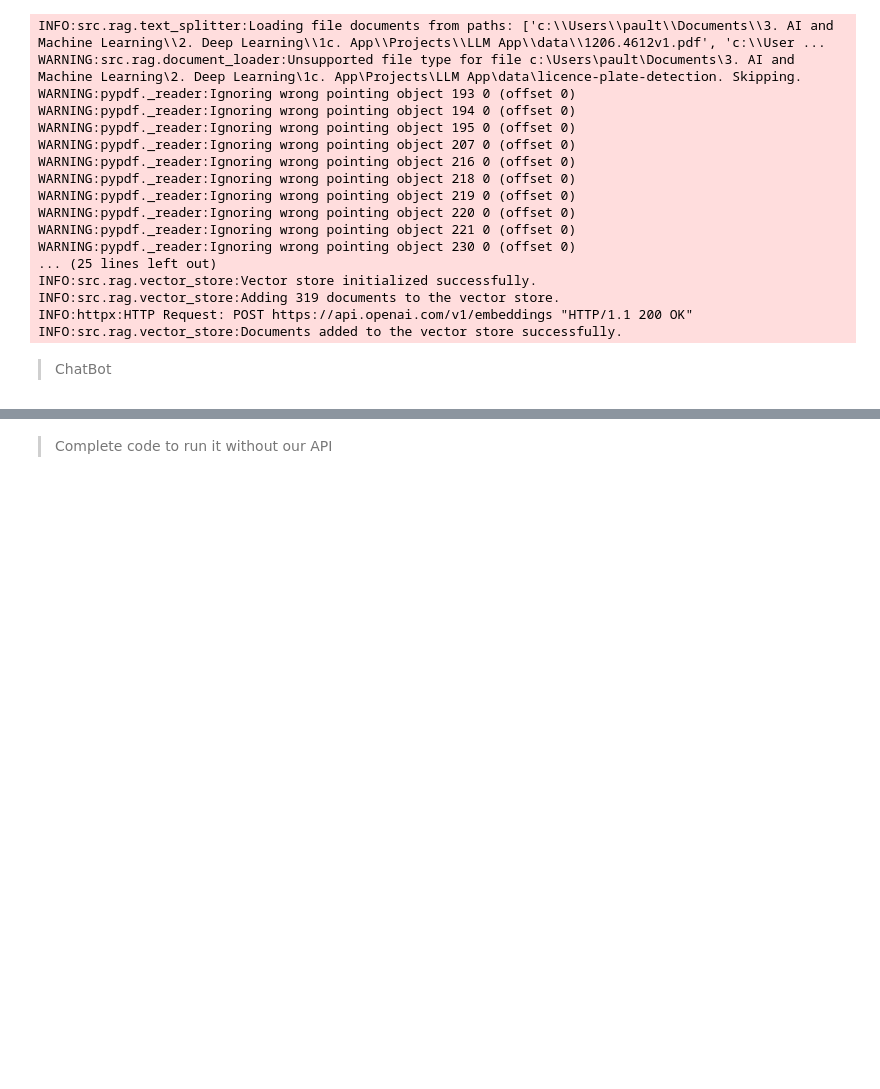
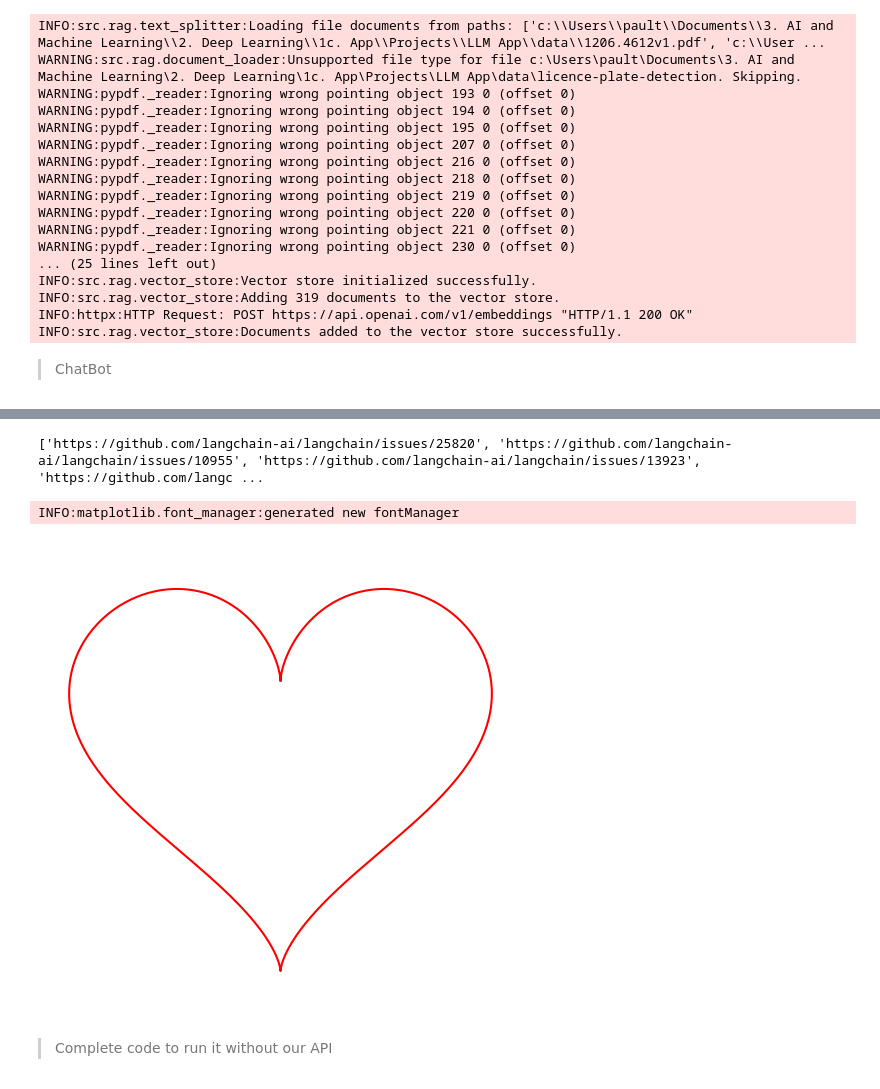
Before and after one commit to obinopaul/CustomGPT, a Jupyter notebook: references/playground.ipynb, the cells around one changed output, grey strips where cells are left out. Cells and saved outputs as stored; diff of their text form; code cells hidden in the pictures; blank space fills up the shorter version.

```diff
--- a/references/playground.ipynb
+++ b/references/playground.ipynb
@@ -452,3 +450,7 @@ import langchain_pinecone
+# %%
+print(result['sources'])
+# %% [output]
+['https://github.com/langchain-ai/langchain/issues/25820', 'https://github.com/langchain-ai/langchain/issues/10955', 'https://github.com/langchain-ai/langchain/issues/13923', 'https://github.com/langc ...
 # %%
 # # Load the YAML configuration file
 # with open("config.yaml", "r") as f:
@@ -488,6 +490,23 @@ import langchain_pinecone
 #     sources=config["data_task"].get("research_papers", {}).get("sources", ["ieee", "elsevier", "arxiv"]),
 #     # Any other nested configs
 # )
+# %%
+
+import numpy as np
+import matplotlib.pyplot as plt
+
+t = np.linspace(0, 2 * np.pi, 1000)
+x = 16 * np.sin(t)**3
+y = 13 * np.cos(t) - 5 * np.cos(2 * t) - 2 * np.cos(3 * t) - np.cos(4 * t)
+
+plt.figure(figsize=(6, 6))
+plt.plot(x, y, color='red')
+plt.axis('equal')
+plt.axis('off')
+plt.show()
+# %% [output]
+INFO:matplotlib.font_manager:generated new fontManager
+[figure, added]
 # %% [markdown]
 > Complete code to run it without our API
 # %%
```
Also changed, not shown: parts of 3 cells of this notebook, 7 other files.
